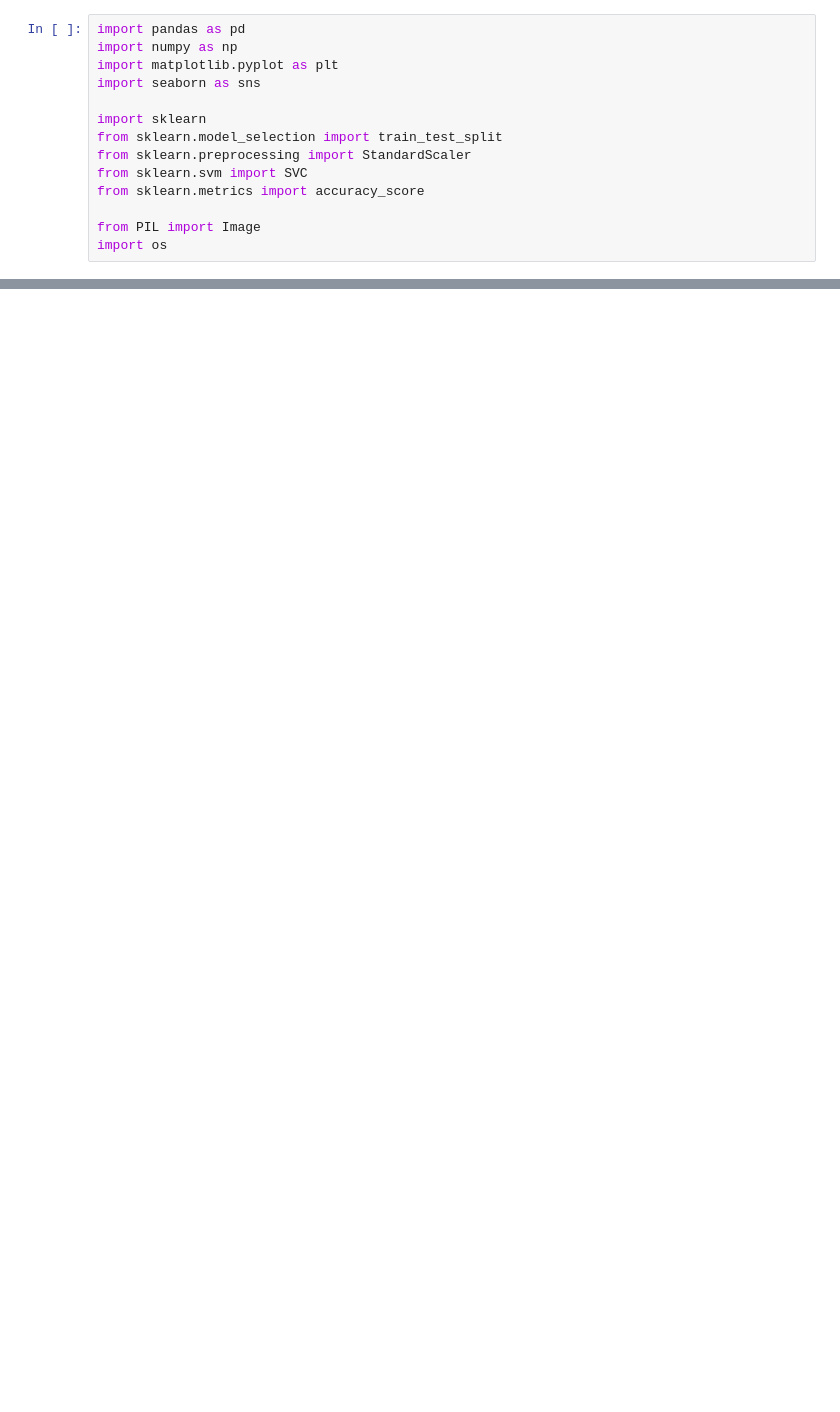
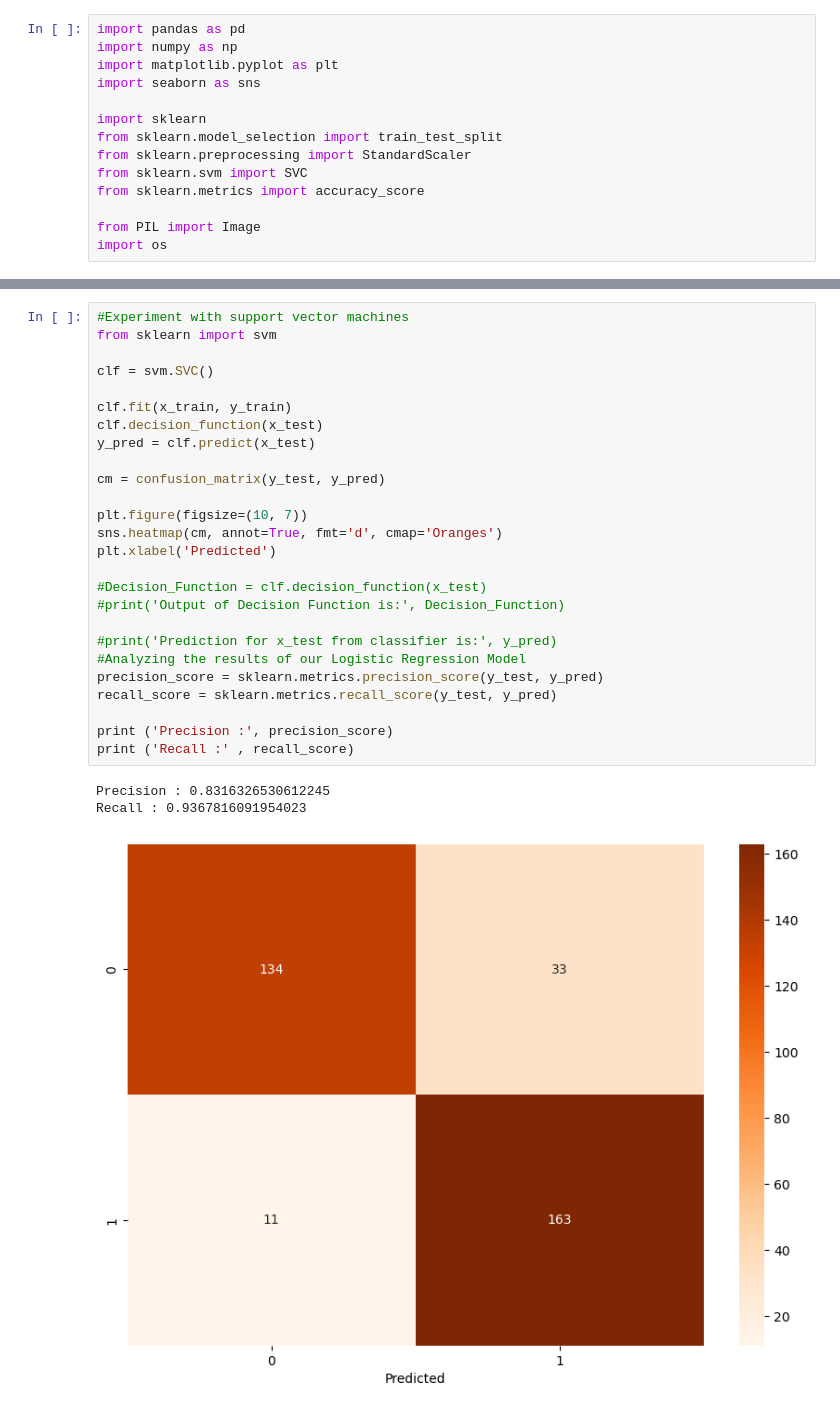
Before and after one commit to 15JoldersmaT/Drowsiness_Detection, a Jupyter notebook: Drowsiness_Detection.ipynb, the cells around one changed output, grey strips where cells are left out. Drawn from its saved outputs; the diff is of its cells as text; blank space fills up the shorter version.

```diff
--- a/Drowsiness_Detection.ipynb
+++ b/Drowsiness_Detection.ipynb
@@ -199,0 +316,30 @@ Recall : 0.8908045977011494
+# %%
+#Experiment with support vector machines
+from sklearn import svm
+
+clf = svm.SVC()
+
+clf.fit(x_train, y_train)
+clf.decision_function(x_test)
+y_pred = clf.predict(x_test)
+
+cm = confusion_matrix(y_test, y_pred)
+
+plt.figure(figsize=(10, 7))
+sns.heatmap(cm, annot=True, fmt='d', cmap='Oranges')
+plt.xlabel('Predicted')
+
+#Decision_Function = clf.decision_function(x_test)
+#print('Output of Decision Function is:', Decision_Function)
+
+#print('Prediction for x_test from classifier is:', y_pred)
+#Analyzing the results of our Logistic Regression Model
+precision_score = sklearn.metrics.precision_score(y_test, y_pred)
+recall_score = sklearn.metrics.recall_score(y_test, y_pred)
+
+print ('Precision :', precision_score)
+print ('Recall :' , recall_score)
+# %% [output]
+Precision : 0.8316326530612245
+Recall : 0.9367816091954023
+[figure, added]
```
Also changed, not shown: parts of 6 cells of this notebook.
